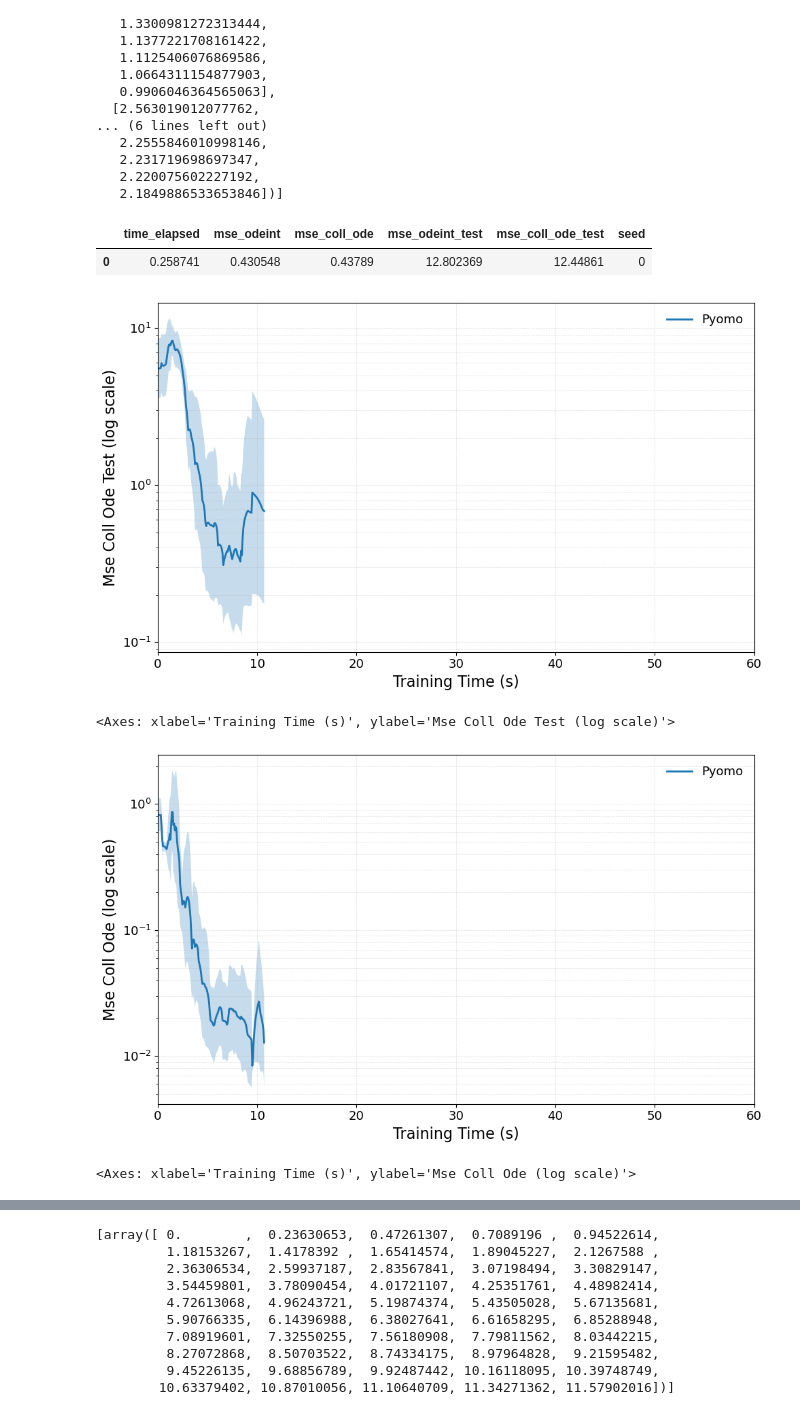
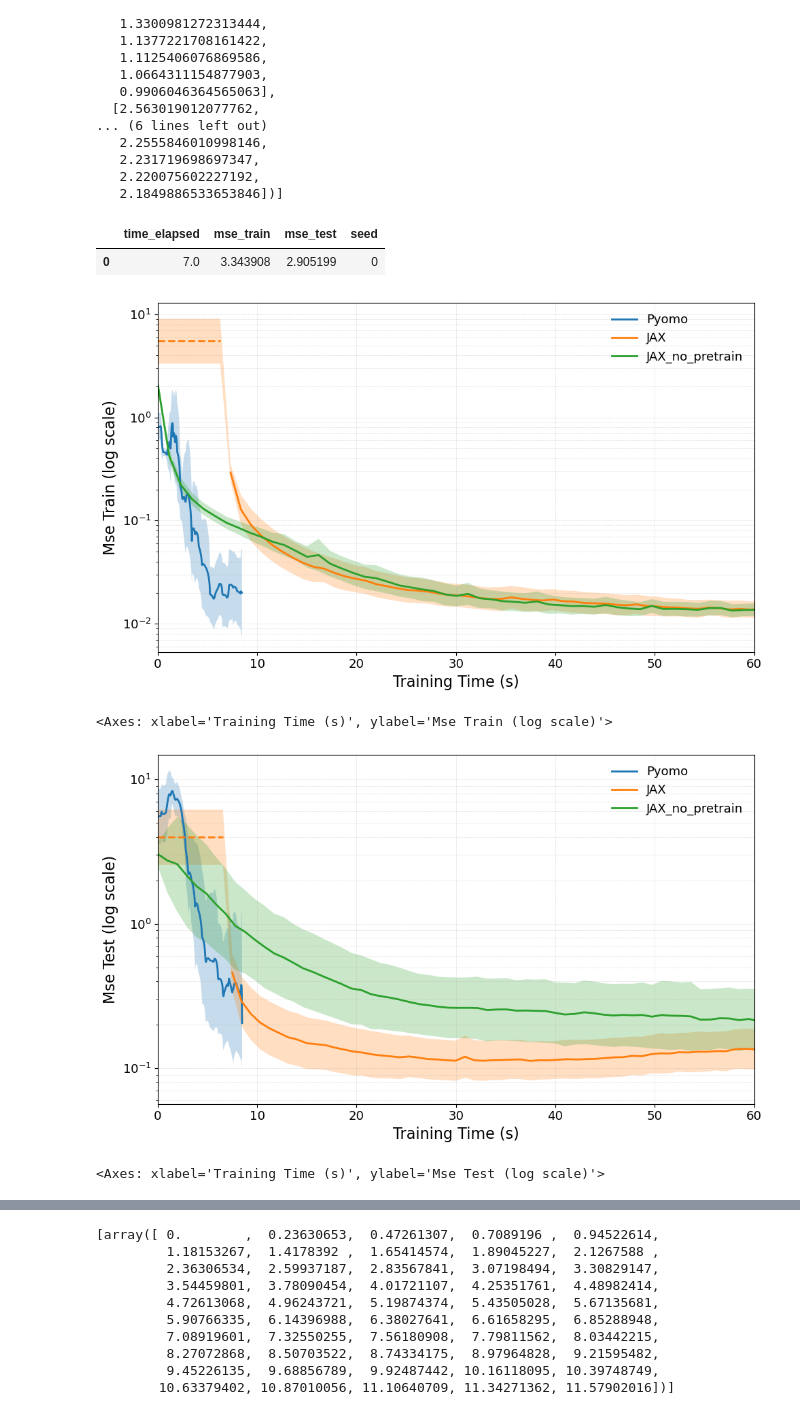
Before and after one commit to mariashapo/NODE, a Jupyter notebook: src/analysis/real_life/training_conv_rl.ipynb, the cells around one changed output, grey strips where cells are left out. Cells and saved outputs as stored; diff of their text form; code cells hidden in the pictures.

```diff
--- a/src/analysis/real_life/training_conv_rl.ipynb
+++ b/src/analysis/real_life/training_conv_rl.ipynb
@@ -18,11 +19,3 @@ Loaded 1 files from results/pyomo_rl_2026-01-07_23-36-45
 dict_keys(['Times_Elapsed', 'MSE_odeint', 'MSE_collocation', 'MSE_odeint_test', 'MSE_collocation_test'])
 # %% [markdown]
 ### Load JAX results in
-# %%
-fn = "results/jax_rl_runs/jax_rl_2026-01-08_22-17-41/results_NO_logging.pkl"
-with open(fn, 'rb') as file:
-    results_jax_no_log = pickle.load(file)
-
-fn = "results/jax_rl_runs/jax_rl_2026-01-08_22-17-41/results_WITH_logging.pkl"
-with open(fn, 'rb') as file:
-    results_jax_with_log = pickle.load(file)
@@ -28,0 +89,5 @@ with open(fn, 'rb') as file:
+# %%
+# df = load_jax_training_df("results/jax_rl_runs/jax_rl_2026-01-10_03-44-07/")
+# override
+training_jax_df = load_jax_training_df("results/jax_rl_runs/jax_rl_2026-01-10_03-44-07/", pretraining_time=7.0)
+training_jax_no_pretrain_df = load_jax_training_df("results/jax_rl_runs/jax_rl_2026-01-10_13-29-52/", pretraining_time = 0.0)
@@ -101,4 +170,4 @@ def step_labels_chunked(xs, n_seeds):
 
 df['seed'] = df[list_cols[0]].apply(lambda xs: seed_labels_chunked(xs, N_SEEDS))
 
-pyomo_long = df.explode(list_cols + ['seed'], ignore_index=True).rename(columns = {"times_elapsed":"time_elapsed"})
+pyomo_long = df.explode(list_cols + ['seed'], ignore_index=True).rename(columns = {"times_elapsed":"time_elapsed", "mse_coll_ode" : "mse_train", "mse_coll_ode_test":"mse_test"})
@@ -109,12 +174,19 @@ comparison_dfs = {
 # %%
-pyomo_long.head(1)
+training_jax_df.head(1)
 # %% [output]
-|  | time_elapsed | mse_odeint | mse_coll_ode | mse_odeint_test | mse_coll_ode_test | seed |
-| 0 | 0.258741 | 0.430548 | 0.43789 | 12.802369 | 12.44861 | 0 |
+|  | time_elapsed | mse_train | mse_test | seed |
+| 0 | 7.0 | 3.343908 | 2.905199 | 0 |
+# %%
+pyomo_long = pyomo_long[pyomo_long["time_elapsed"] <= 9.0]
+
+comparison_dfs = {
+    "Pyomo": pyomo_long,
+    "JAX": training_jax_df,
+    "JAX_no_pretrain": training_jax_no_pretrain_df,}
 # %%
 plot_time_bands(
     comparison_dfs,
-    y_col="mse_coll_ode_test",  # or "mse_test"
+    y_col="mse_train",  # or "mse_test"
     title="",
     logy=True,
     align_grid = False,
@@ -127,23 +199,23 @@ plot_time_bands(
     xlim =(0, 60)
 )
 # %% [output]
-[figure, old version]
+[figure, new version]
-<Axes: xlabel='Training Time (s)', ylabel='Mse Coll Ode Test (log scale)'>
+<Axes: xlabel='Training Time (s)', ylabel='Mse Train (log scale)'>
 # %%
 plot_time_bands(
     comparison_dfs,
-    y_col="mse_coll_ode",  # or "mse_test"
+    y_col="mse_test",  # or "mse_test"
     title="",
     logy=True,
     align_grid = False,
     figsize=(10, 6),
     label_fontsize=16,
     tick_fontsize=13,
     legend_fontsize=13,
     title_fontsize=16,
-    tmax_quantile=1,
+    tmax_quantile=0.5,
     xlim =(0, 60)
 )
 # %% [output]
-[figure, old version]
+[figure, new version]
-<Axes: xlabel='Training Time (s)', ylabel='Mse Coll Ode (log scale)'>
+<Axes: xlabel='Training Time (s)', ylabel='Mse Test (log scale)'>
```
Also changed, not shown: parts of 8 cells of this notebook, 29 other files.
